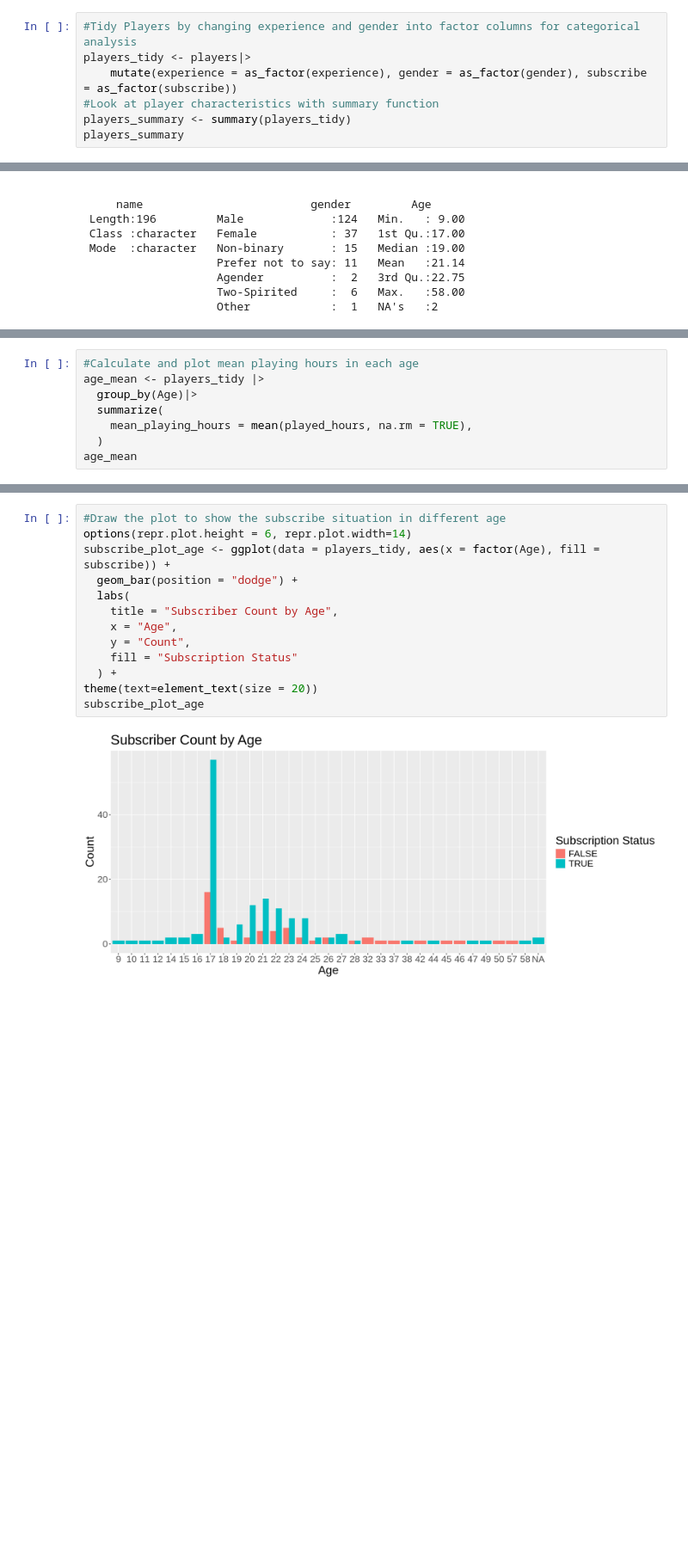
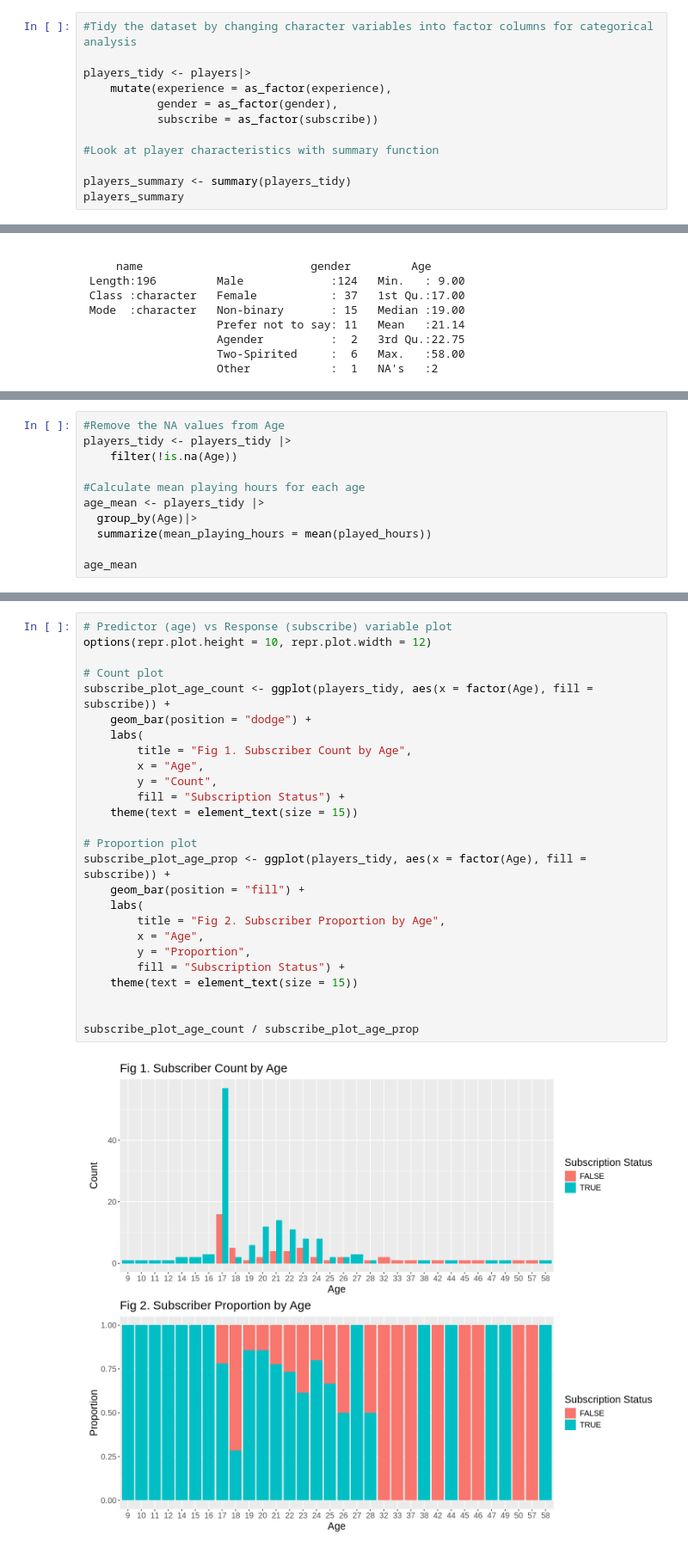
Before and after one commit to beccaphilip/DSCI-100-Group-Project, a Jupyter notebook: Report.ipynb, the cells around one changed output, grey strips where cells are left out. Shown at 86% size. Cells and saved outputs as stored; diff of their text form; blank space fills up the shorter version.

Commit message:
Intro & comments
Added Title, intro, expanded on comments between code, and added 2 visualizations to show proportion.

```diff
--- a/Report.ipynb
+++ b/Report.ipynb
@@ -42,8 +105,13 @@ A spec_tbl_df: 196 × 7
 # %%
-#Tidy Players by changing experience and gender into factor columns for categorical analysis
+#Tidy the dataset by changing character variables into factor columns for categorical analysis
+
 players_tidy <- players|>
-    mutate(experience = as_factor(experience), gender = as_factor(gender), subscribe = as_factor(subscribe))
+    mutate(experience = as_factor(experience),
+           gender = as_factor(gender),
+           subscribe = as_factor(subscribe))
+
 #Look at player characteristics with summary function
+
 players_summary <- summary(players_tidy)
 players_summary
 # %% [output]
@@ -96,11 +164,14 @@ A tibble: 1 × 2
 | <dbl> | <dbl> |
 | 21.14 | 5.85 |
 # %%
-#Calculate and plot mean playing hours in each age
+#Remove the NA values from Age
+players_tidy <- players_tidy |>
+    filter(!is.na(Age))
+
+#Calculate mean playing hours for each age
 age_mean <- players_tidy |>
   group_by(Age)|>
-  summarize(
-    mean_playing_hours = mean(played_hours, na.rm = TRUE),
-  )
+  summarize(mean_playing_hours = mean(played_hours))
+
 age_mean
 # %% [output]
@@ -126,16 +201,29 @@ A tibble: 33 × 2
 # %%
-#Draw the plot to show the subscribe situation in different age
-options(repr.plot.height = 6, repr.plot.width=14)
-subscribe_plot_age <- ggplot(data = players_tidy, aes(x = factor(Age), fill = subscribe)) +
-  geom_bar(position = "dodge") +
-  labs(
-    title = "Subscriber Count by Age",
-    x = "Age",
-    y = "Count",
-    fill = "Subscription Status"
-  ) +
-theme(text=element_text(size = 20))
-subscribe_plot_age
+# Predictor (age) vs Response (subscribe) variable plot
+options(repr.plot.height = 10, repr.plot.width = 12)
+
+# Count plot
+subscribe_plot_age_count <- ggplot(players_tidy, aes(x = factor(Age), fill = subscribe)) +
+    geom_bar(position = "dodge") +
+    labs(
+        title = "Fig 1. Subscriber Count by Age",
+        x = "Age",
+        y = "Count",
+        fill = "Subscription Status") +
+    theme(text = element_text(size = 15))
+
+# Proportion plot
+subscribe_plot_age_prop <- ggplot(players_tidy, aes(x = factor(Age), fill = subscribe)) +
+    geom_bar(position = "fill") +
+    labs(
+        title = "Fig 2. Subscriber Proportion by Age",
+        x = "Age",
+        y = "Proportion",
+        fill = "Subscription Status") +
+    theme(text = element_text(size = 15))
+
+
+subscribe_plot_age_count / subscribe_plot_age_prop
 # %% [output]
-[figure, old version]
+[figure, new version]
 # %% [markdown]
```
Also changed, not shown: parts of 30 cells of this notebook.
